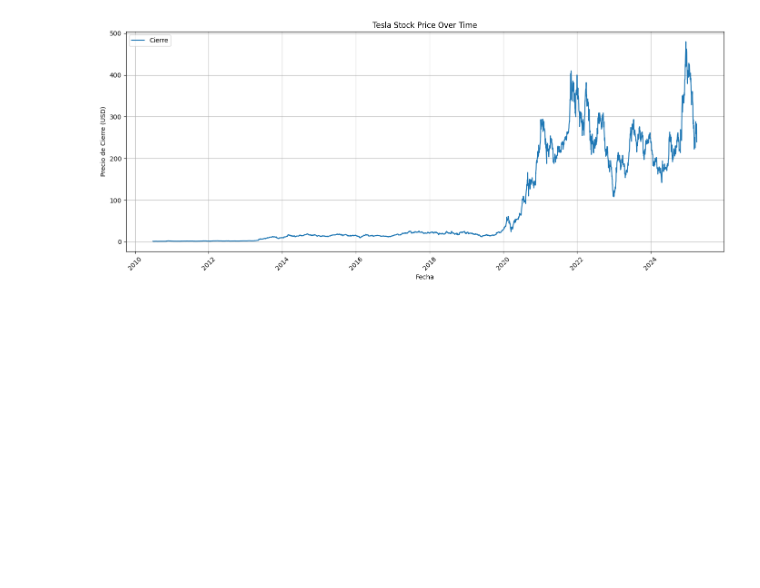
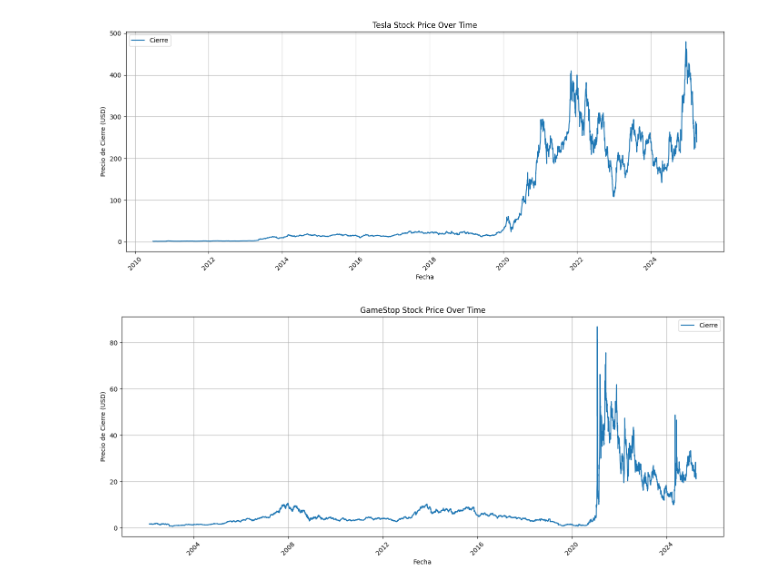
Before and after one commit to betzabeth446/final-assigments-ibm-, a Jupyter notebook: FINAL_ASSIGNEMENT.ipynb, the cells around one changed output. Drawn from its saved outputs; the diff is of its cells as text; code cells hidden in the pictures; blank space fills up the shorter version.

```diff
--- a/FINAL_ASSIGNEMENT.ipynb
+++ b/FINAL_ASSIGNEMENT.ipynb
@@ -170,3 +170,24 @@ def make_graph(data, title):
 make_graph(tesla_data, "Tesla Stock Price Over Time")
 # %% [output]
 [figure]
+# %%
+# Asegúrate de que ya tengas la función make_graph definida (de la pregunta anterior)
+# Si no, vuelve a definirla así:
+
+def make_graph(data, title):
+    import matplotlib.pyplot as plt
+    plt.figure(figsize=(14, 6))
+    plt.plot(data['Date'], data['Close'], label='Cierre')
+    plt.xlabel('Fecha')
+    plt.ylabel('Precio de Cierre (USD)')
+    plt.title(title)
+    plt.grid(True)
+    plt.legend()
+    plt.xticks(rotation=45)
+    plt.tight_layout()
+    plt.show()
+
+# Graficar los datos de GME
+make_graph(gme_data, "GameStop Stock Price Over Time")
+# %% [output]
+[figure, added]
```
